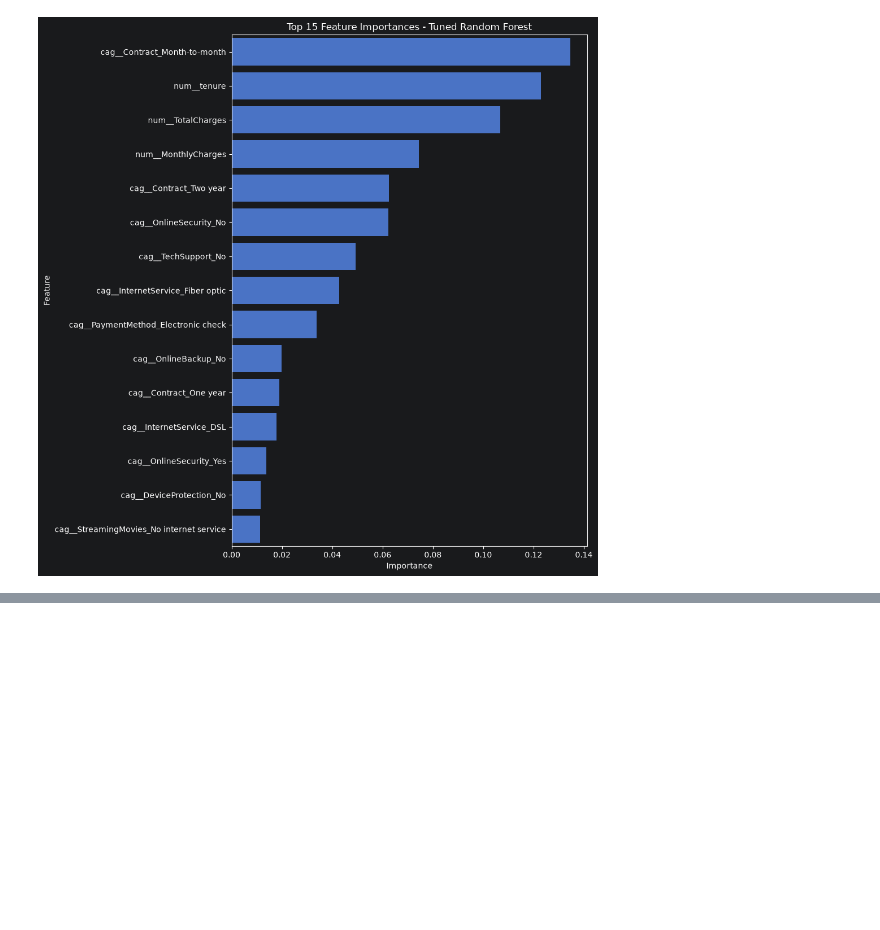
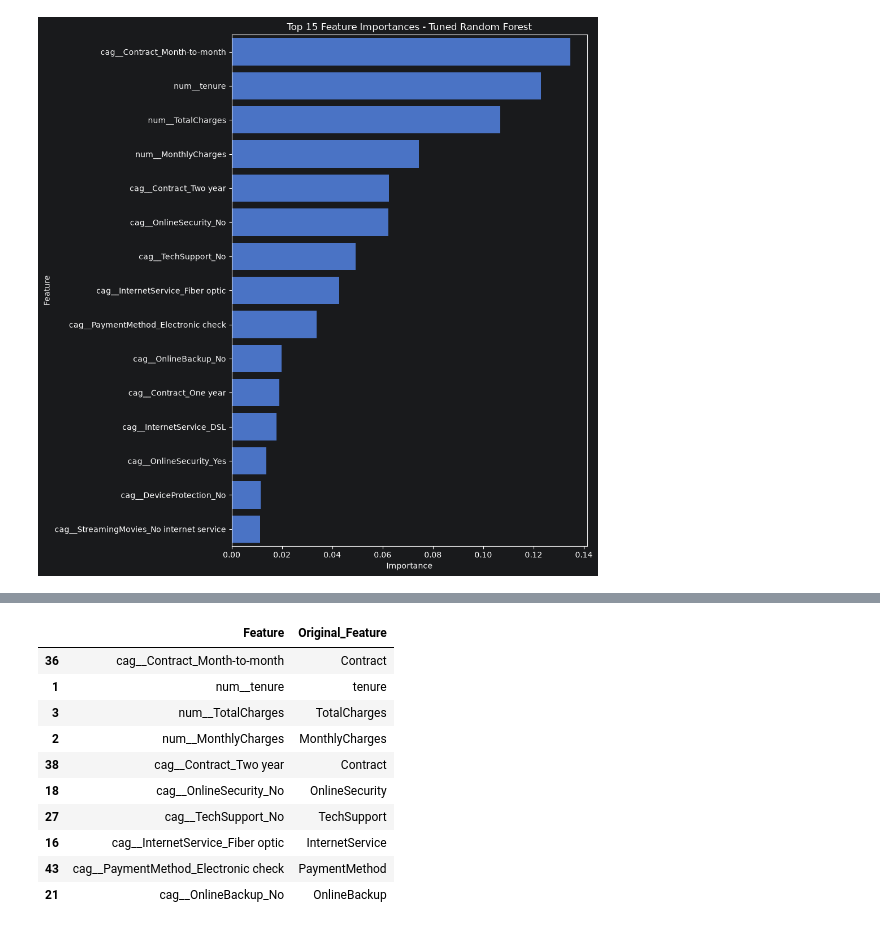
Before and after one commit to Juli-af/customer-churn-prediction, a Jupyter notebook: notebooks/01_data_inspection.ipynb, the cells around one changed output, grey strips where cells are left out. Cells and saved outputs as stored; diff of their text form; code cells hidden in the pictures; blank space fills up the shorter version.

```diff
--- a/notebooks/01_data_inspection.ipynb
+++ b/notebooks/01_data_inspection.ipynb
@@ -730,0 +743,17 @@ permutation_df.head(15)
+# %%
+feature_importance["Original_Feature"]= (
+    feature_importance["Feature"].str.replace(r"^(num|cag)__", "", regex = True).str.split("_").str[0]
+)
+display(feature_importance[["Feature", "Original_Feature"]].head(10))
+# %% [output]
+|  | Feature | Original_Feature |
+| 36 | cag__Contract_Month-to-month | Contract |
+| 1 | num__tenure | tenure |
+| 3 | num__TotalCharges | TotalCharges |
+| 2 | num__MonthlyCharges | MonthlyCharges |
+| 38 | cag__Contract_Two year | Contract |
+| 18 | cag__OnlineSecurity_No | OnlineSecurity |
+| 27 | cag__TechSupport_No | TechSupport |
+| 16 | cag__InternetService_Fiber optic | InternetService |
+| 43 | cag__PaymentMethod_Electronic check | PaymentMethod |
+| 21 | cag__OnlineBackup_No | OnlineBackup |
```
Also changed, not shown: parts of 5 cells of this notebook.
